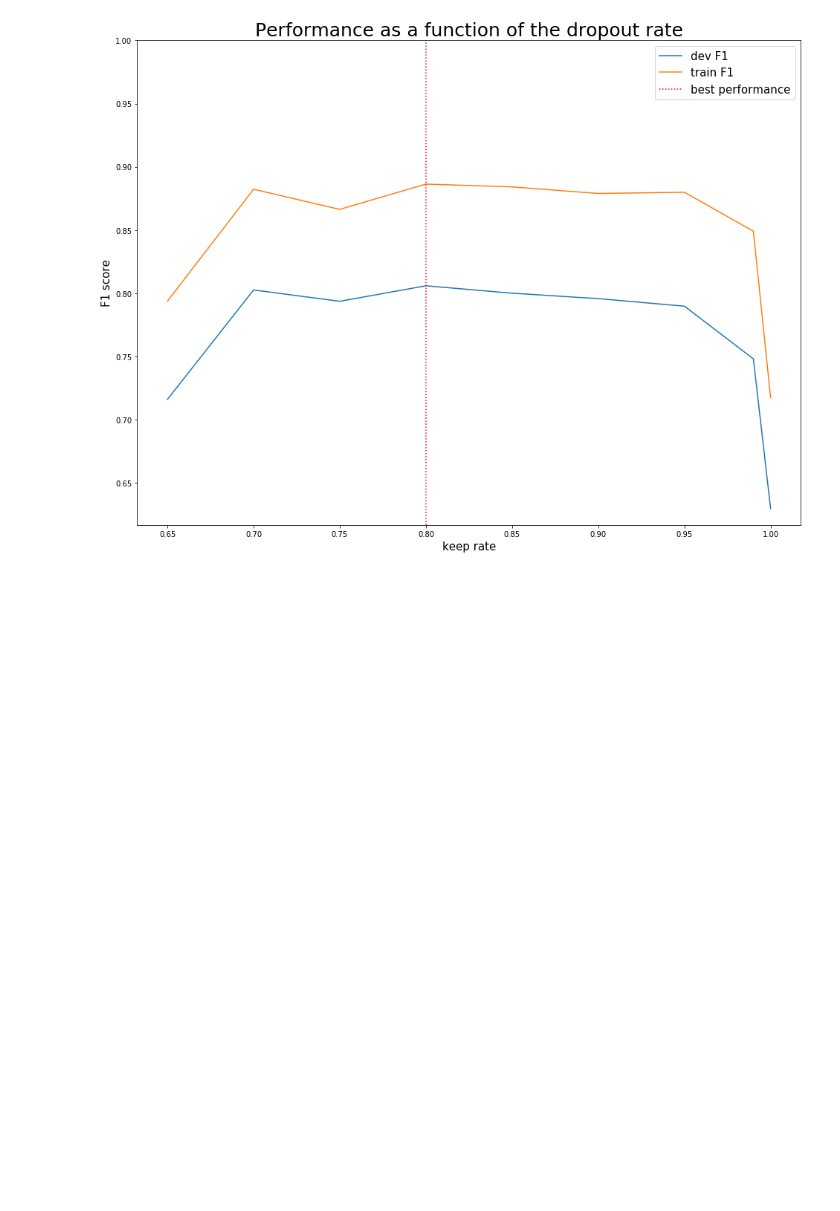
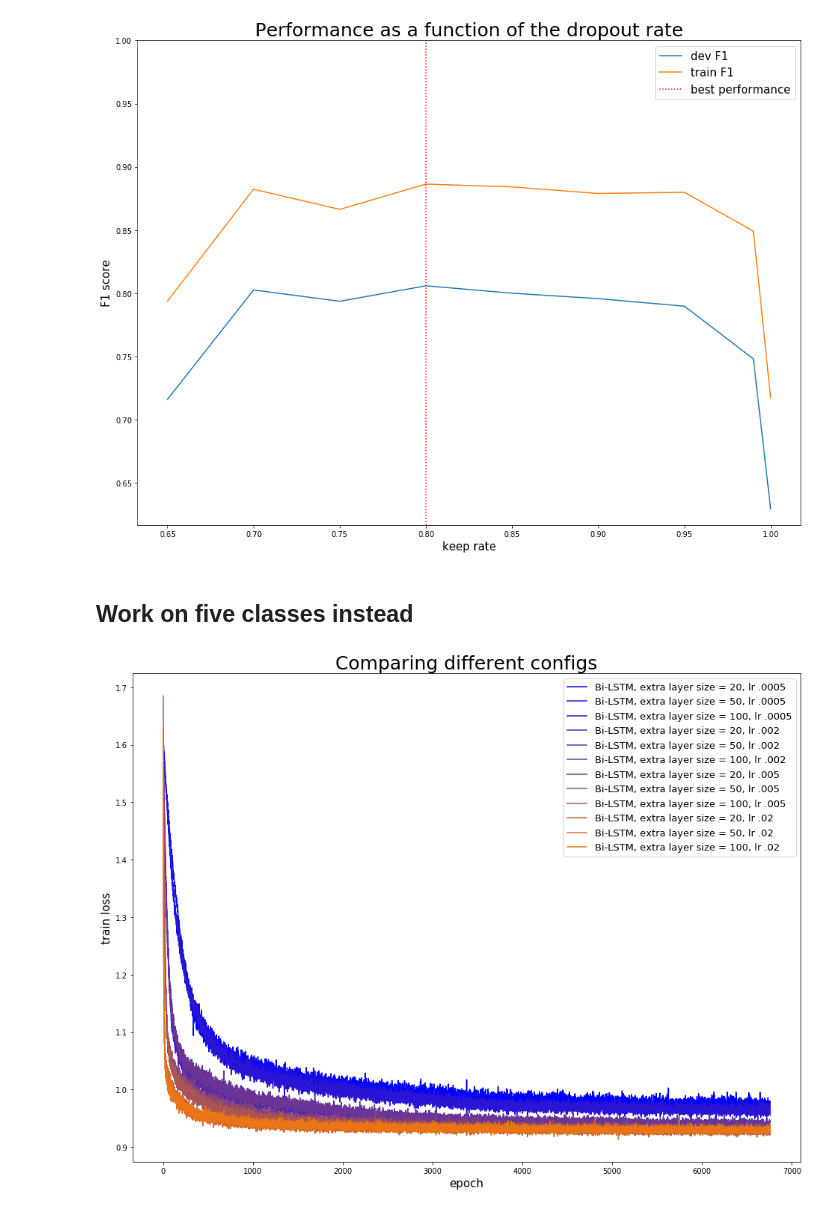
Before and after one commit to vincentbillaut/neuralNER, a Jupyter notebook: notebooks/VisualizeRuns.ipynb, the cells around one changed output. Saved outputs shown, nothing was run; the diff lists cells and outputs as text; code cells hidden in the pictures; blank space fills up the shorter version.

Commit message:
Add five class analysis - update others

```diff
--- a/notebooks/VisualizeRuns.ipynb
+++ b/notebooks/VisualizeRuns.ipynb
@@ -336,3 +353,5 @@ plt.legend(fontsize=15)
 # %% [output]
 <matplotlib.legend.Legend at 0x...>
 [figure]
+# %% [markdown]
+## Work on five classes instead
@@ -338,0 +390,17 @@ plt.legend(fontsize=15)
+# %%
+plt.figure(figsize = (16, 12))
+
+n=len(fc_results)
+
+for i,(result, label) in enumerate(zip(fc_results, fc_labels)):
+    plt.plot(result.results_dic["train_losses.los"], label = label, color=(i*1.0/n,i*0.5/n,1-i*1.0/n))
+
+plt.xlabel("epoch",fontsize=15)
+plt.ylabel("train loss",fontsize=15)
+plt.title("Comparing different configs",fontsize=25)
+# plt.ylim(top=2.2)
+plt.legend(fontsize=13)
+
+plt.show()
+# %% [output]
+[figure, added]
```
Also changed, not shown: parts of 9 cells of this notebook, 4 other files.
